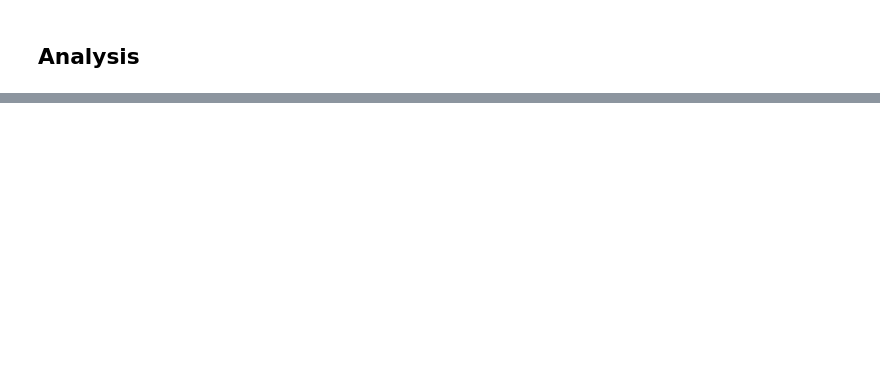
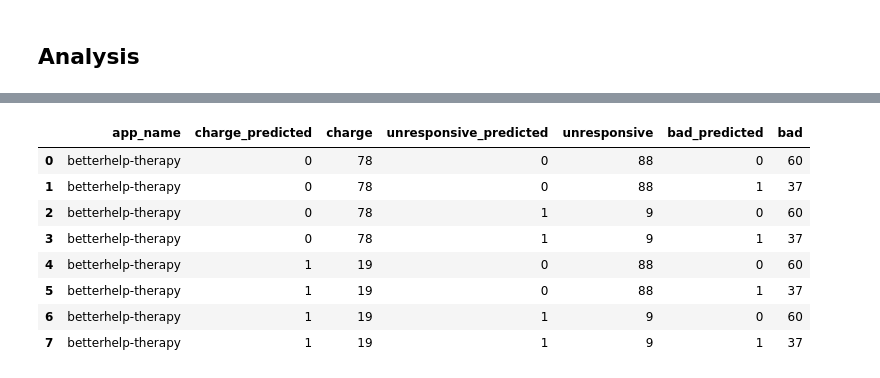
Before and after one commit to juliaingram/therapy-app-reviews, a Jupyter notebook: App Scraper.ipynb, the cells around one changed output, grey strips where cells are left out. Drawn from its saved outputs; the diff is of its cells as text; code cells hidden in the pictures; blank space fills up the shorter version.

```diff
--- a/App Scraper.ipynb
+++ b/App Scraper.ipynb
@@ -179,0 +470,20 @@ https://itunes.apple.com/lookup?id=661829386&country=nl&entity=software
+# %%
+predicted_charge_counts = unlabeled_data.groupby('app_name').charge_predicted.value_counts().reset_index(name='charge')
+# %%
+predicted_unresponsive_counts = unlabeled_data.groupby('app_name').unresponsive_predicted.value_counts().reset_index(name='unresponsive')
+# %%
+predicted_bad_counts = unlabeled_data.groupby('app_name').bad_predicted.value_counts().reset_index(name='bad')
+# %%
+all_counts = predicted_charge_counts.merge(predicted_unresponsive_counts, on='app_name').merge(predicted_bad_counts, on='app_name')
+# %%
+all_counts.head(8)
+# %% [output]
+|  | app_name | charge_predicted | charge | unresponsive_predicted | unresponsive | bad_predicted | bad |
+| 0 | betterhelp-therapy | 0 | 78 | 0 | 88 | 0 | 60 |
+| 1 | betterhelp-therapy | 0 | 78 | 0 | 88 | 1 | 37 |
+| 2 | betterhelp-therapy | 0 | 78 | 1 | 9 | 0 | 60 |
+| 3 | betterhelp-therapy | 0 | 78 | 1 | 9 | 1 | 37 |
+| 4 | betterhelp-therapy | 1 | 19 | 0 | 88 | 0 | 60 |
+| 5 | betterhelp-therapy | 1 | 19 | 0 | 88 | 1 | 37 |
+| 6 | betterhelp-therapy | 1 | 19 | 1 | 9 | 0 | 60 |
+| 7 | betterhelp-therapy | 1 | 19 | 1 | 9 | 1 | 37 |
```
Also changed, not shown: parts of 77 cells of this notebook.
